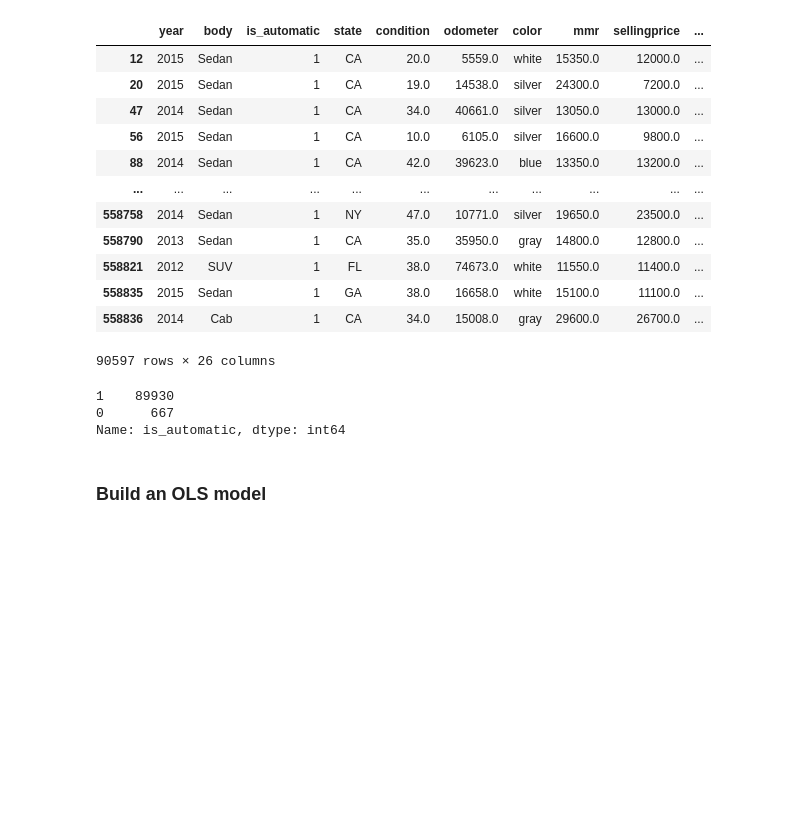
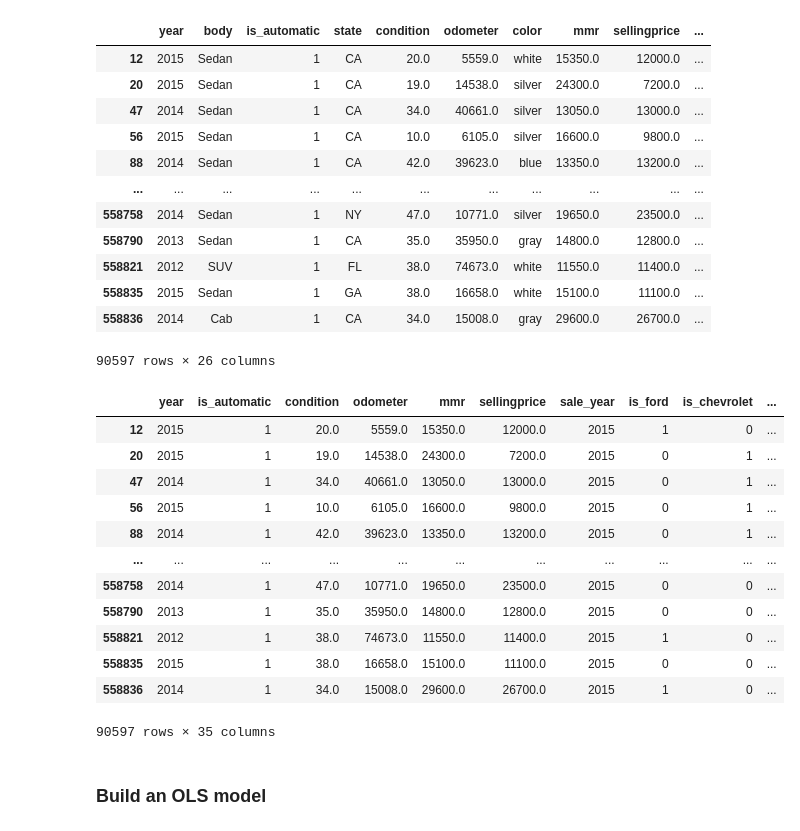
Before and after one commit to PavloKukurik/Car_prices_research, a Jupyter notebook: proj_test.ipynb, the cells around one changed output. Cells and saved outputs as stored; diff of their text form; code cells hidden in the pictures; blank space fills up the shorter version.

```diff
--- a/proj_test.ipynb
+++ b/proj_test.ipynb
@@ -532,35 +532,50 @@ base_data
 | 558836 | 2014 | Cab | 1 | CA | 34.0 | 15008.0 | gray | 29600.0 | 26700.0 | ... |
 90597 rows × 26 columns
 # %%
+from math import log
 def dummy_top_freq(data_name: pd.DataFrame, column_names: list[str], top_n: int=4) -> pd.DataFrame:
     """
     The func add dummy vars ro data
     :param data_name: name of dataframe
     :param column_names: name of column
     :param top_n: The n most freq vars
     :return: updated dataframe
     """
     data_name = data_name.copy()
 
     for col in column_names:
         if col in data_name.columns:
             top_values = data_name[col].value_counts().head(top_n).index.tolist()
             for value in top_values:
                 data_name[f'is_{value.replace(" ", "_")}'] = (data_name[col] == value).astype(int)
         else: continue
 
     for i in column_names:
         if i in data_name.columns:
             data_name.drop(columns=i, inplace=True)
         else: continue
     return data_name
 
 base_data = dummy_top_freq(base_data, ['body', 'color', 'state'])
 base_data['is_automatic'].value_counts()
+# for i in base_data.columns:
+#     print(base_data[f"{i}"].value_counts())
+
+base_data
 # %% [output]
+|  | year | is_automatic | condition | odometer | mmr | sellingprice | sale_year | is_ford | is_chevrolet | ... |
+| 12 | 2015 | 1 | 20.0 | 5559.0 | 15350.0 | 12000.0 | 2015 | 1 | 0 | ... |
+| 20 | 2015 | 1 | 19.0 | 14538.0 | 24300.0 | 7200.0 | 2015 | 0 | 1 | ... |
+| 47 | 2014 | 1 | 34.0 | 40661.0 | 13050.0 | 13000.0 | 2015 | 0 | 1 | ... |
+| 56 | 2015 | 1 | 10.0 | 6105.0 | 16600.0 | 9800.0 | 2015 | 0 | 1 | ... |
+| 88 | 2014 | 1 | 42.0 | 39623.0 | 13350.0 | 13200.0 | 2015 | 0 | 1 | ... |
+| ... | ... | ... | ... | ... | ... | ... | ... | ... | ... | ... |
+| 558758 | 2014 | 1 | 47.0 | 10771.0 | 19650.0 | 23500.0 | 2015 | 0 | 0 | ... |
+| 558790 | 2013 | 1 | 35.0 | 35950.0 | 14800.0 | 12800.0 | 2015 | 0 | 0 | ... |
+| 558821 | 2012 | 1 | 38.0 | 74673.0 | 11550.0 | 11400.0 | 2015 | 1 | 0 | ... |
+| 558835 | 2015 | 1 | 38.0 | 16658.0 | 15100.0 | 11100.0 | 2015 | 0 | 0 | ... |
+| 558836 | 2014 | 1 | 34.0 | 15008.0 | 29600.0 | 26700.0 | 2015 | 1 | 0 | ... |
-1    89930
-0      667
-Name: is_automatic, dtype: int64
+90597 rows × 35 columns
 # %% [markdown]
 ### Build an OLS model
 # %%
```
Also changed, not shown: parts of 5 cells of this notebook, 35 other files.
